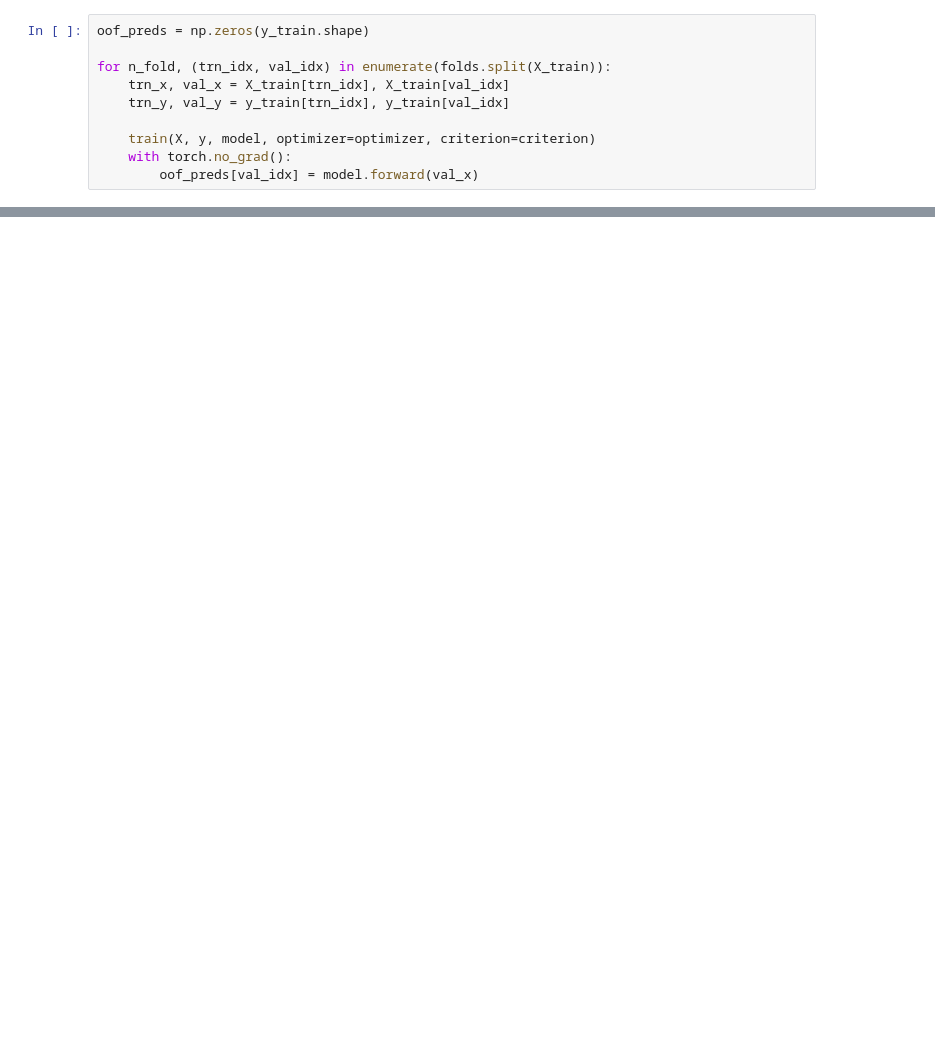
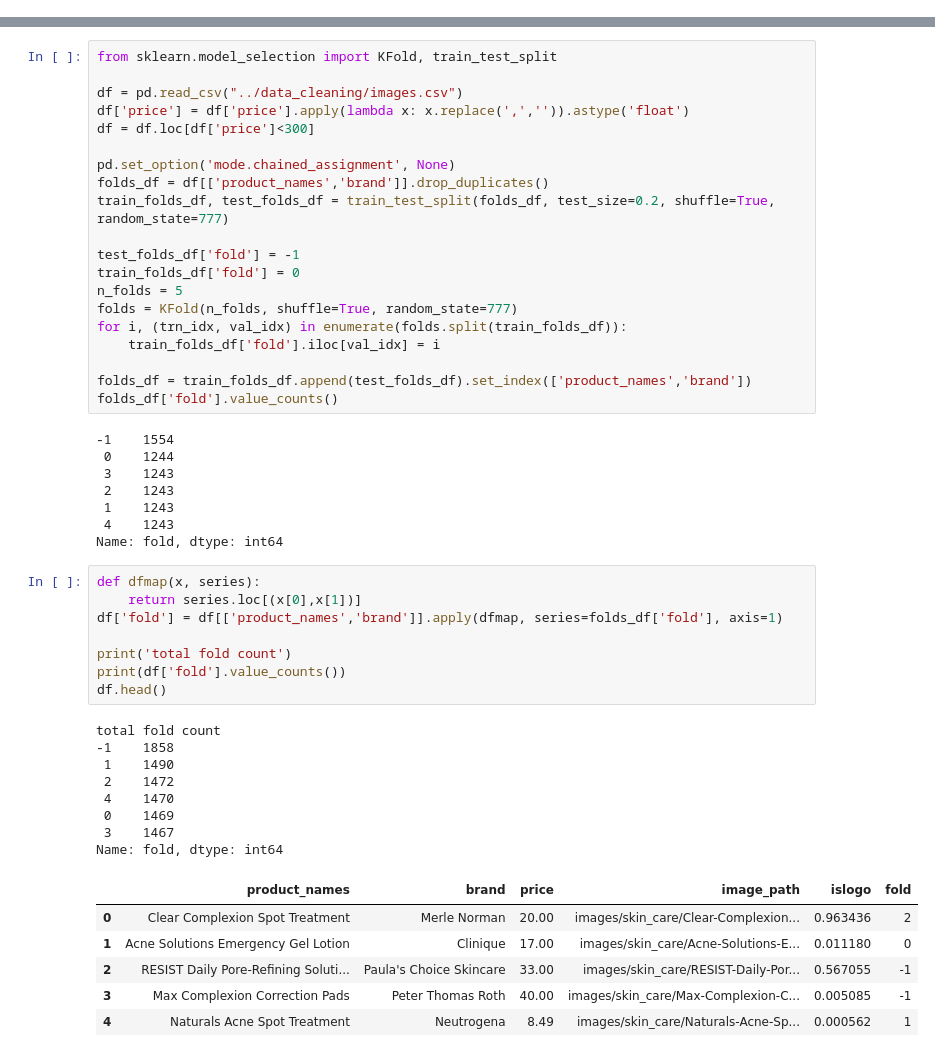
Before and after one commit to NoxMoon/inside_beauty, a Jupyter notebook: machine_learning/packaging_to_price.ipynb, the cells around one changed output, grey strips where cells are left out. Drawn from its saved outputs; the diff is of its cells as text; blank space fills up the shorter version.

Commit message:
image data

```diff
--- a/machine_learning/packaging_to_price.ipynb
+++ b/machine_learning/packaging_to_price.ipynb
@@ -99,10 +65,0 @@ epoch 9, loss 0.254486
-# %%
-oof_preds = np.zeros(y_train.shape)
-
-for n_fold, (trn_idx, val_idx) in enumerate(folds.split(X_train)):
-    trn_x, val_x = X_train[trn_idx], X_train[val_idx]
-    trn_y, val_y = y_train[trn_idx], y_train[val_idx]
-
-    train(X, y, model, optimizer=optimizer, criterion=criterion)
-    with torch.no_grad():
-        oof_preds[val_idx] = model.forward(val_x)
@@ -108,0 +163,51 @@ for n_fold, (trn_idx, val_idx) in enumerate(folds.split(X_train)):
+# %%
+from sklearn.model_selection import KFold, train_test_split
+
+df = pd.read_csv("../data_cleaning/images.csv")
+df['price'] = df['price'].apply(lambda x: x.replace(',','')).astype('float')
+df = df.loc[df['price']<300]
+
+pd.set_option('mode.chained_assignment', None)
+folds_df = df[['product_names','brand']].drop_duplicates()
+train_folds_df, test_folds_df = train_test_split(folds_df, test_size=0.2, shuffle=True, random_state=777)
+
+test_folds_df['fold'] = -1
+train_folds_df['fold'] = 0
+n_folds = 5
+folds = KFold(n_folds, shuffle=True, random_state=777)
+for i, (trn_idx, val_idx) in enumerate(folds.split(train_folds_df)):
+    train_folds_df['fold'].iloc[val_idx] = i
+
+folds_df = train_folds_df.append(test_folds_df).set_index(['product_names','brand'])
+folds_df['fold'].value_counts()
+# %% [output]
+-1    1554
+ 0    1244
+ 3    1243
+ 2    1243
+ 1    1243
+ 4    1243
+Name: fold, dtype: int64
+# %%
+def dfmap(x, series):
+    return series.loc[(x[0],x[1])]
+df['fold'] = df[['product_names','brand']].apply(dfmap, series=folds_df['fold'], axis=1)
+
+print('total fold count')
+print(df['fold'].value_counts())
+df.head()
+# %% [output]
+total fold count
+-1    1858
+ 1    1490
+ 2    1472
+ 4    1470
+ 0    1469
+ 3    1467
+Name: fold, dtype: int64
+|  | product_names | brand | price | image_path | islogo | fold |
+| 0 | Clear Complexion Spot Treatment | Merle Norman | 20.00 | images/skin_care/Clear-Complexion... | 0.963436 | 2 |
+| 1 | Acne Solutions Emergency Gel Lotion | Clinique | 17.00 | images/skin_care/Acne-Solutions-E... | 0.011180 | 0 |
+| 2 | RESIST Daily Pore-Refining Soluti... | Paula's Choice Skincare | 33.00 | images/skin_care/RESIST-Daily-Por... | 0.567055 | -1 |
+| 3 | Max Complexion Correction Pads | Peter Thomas Roth | 40.00 | images/skin_care/Max-Complexion-C... | 0.005085 | -1 |
+| 4 | Naturals Acne Spot Treatment | Neutrogena | 8.49 | images/skin_care/Naturals-Acne-Sp... | 0.000562 | 1 |
```
Also changed, not shown: parts of 10 cells of this notebook, 3 other files.
